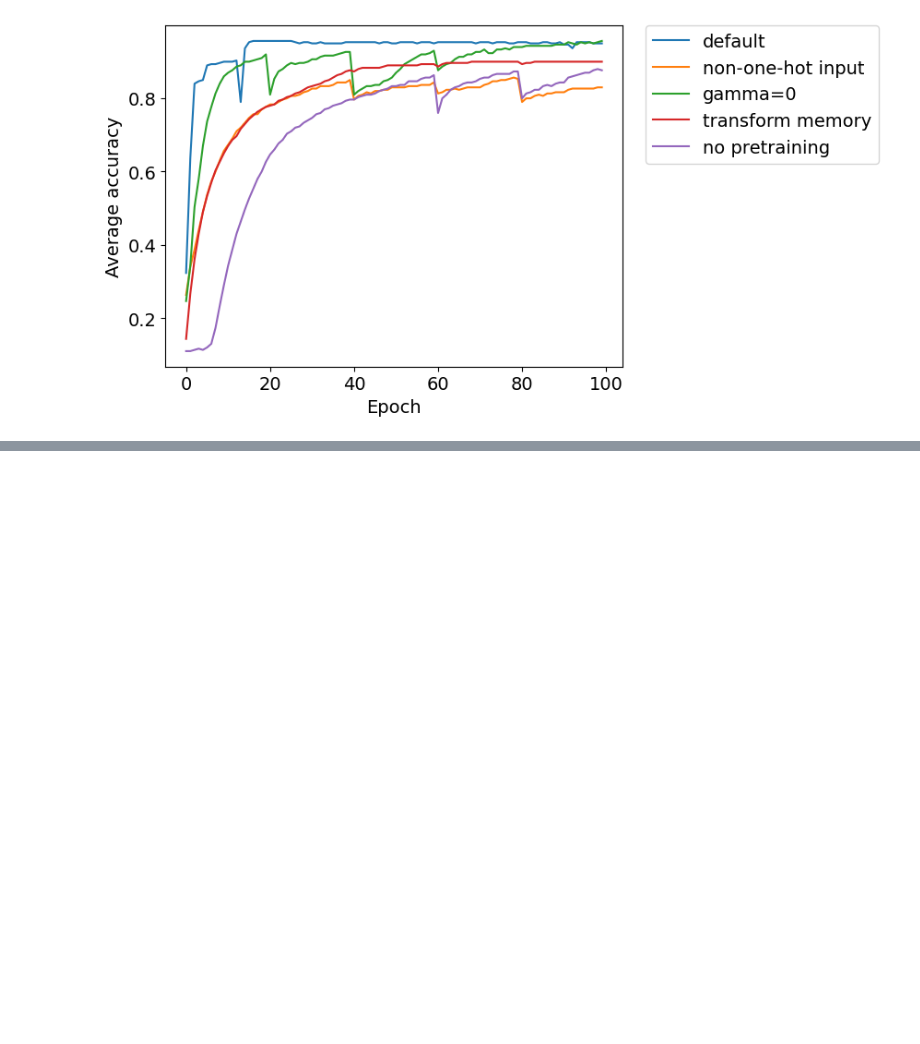
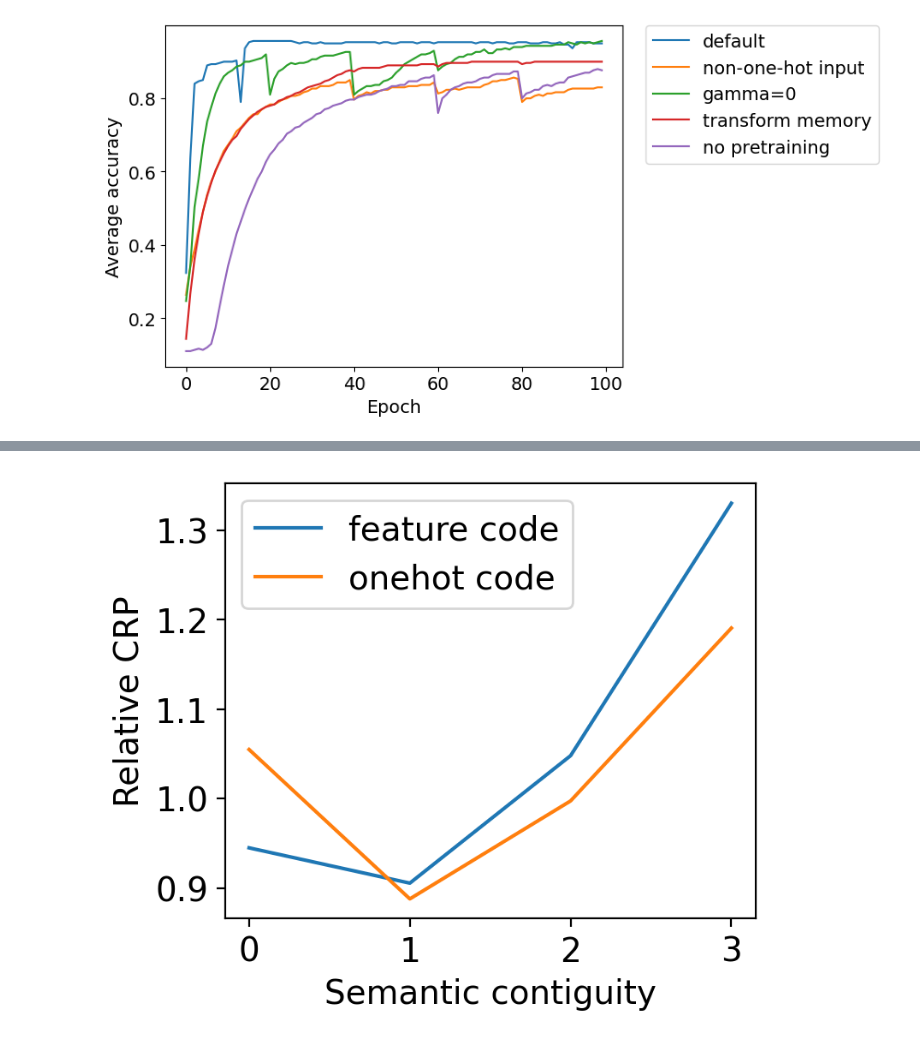
Before and after one commit to yunchen-hung/gru-li-model, a Jupyter notebook: analysis_fr.ipynb, the cells around one changed output, grey strips where cells are left out. Saved outputs shown, nothing was run; the diff lists cells and outputs as text; code cells hidden in the pictures; blank space fills up the shorter version.

```diff
--- a/analysis_fr.ipynb
+++ b/analysis_fr.ipynb
@@ -64,0 +125,11 @@ plt.show()
+# %%
+
+plt.figure(figsize=(4, 3.3), dpi=200)
+plt.plot(np.arange(0, 4), featurecode_ratio[:4], label="feature code")
+plt.plot(np.arange(0, 4), onehotcode_ratio[:4], label="onehot code")
+plt.xlabel("Semantic contiguity")
+plt.ylabel("Relative CRP")
+plt.legend()
+plt.show()
+# %% [output]
+[figure, added]
```
Also changed, not shown: parts of 2 cells of this notebook, 29 other files.
